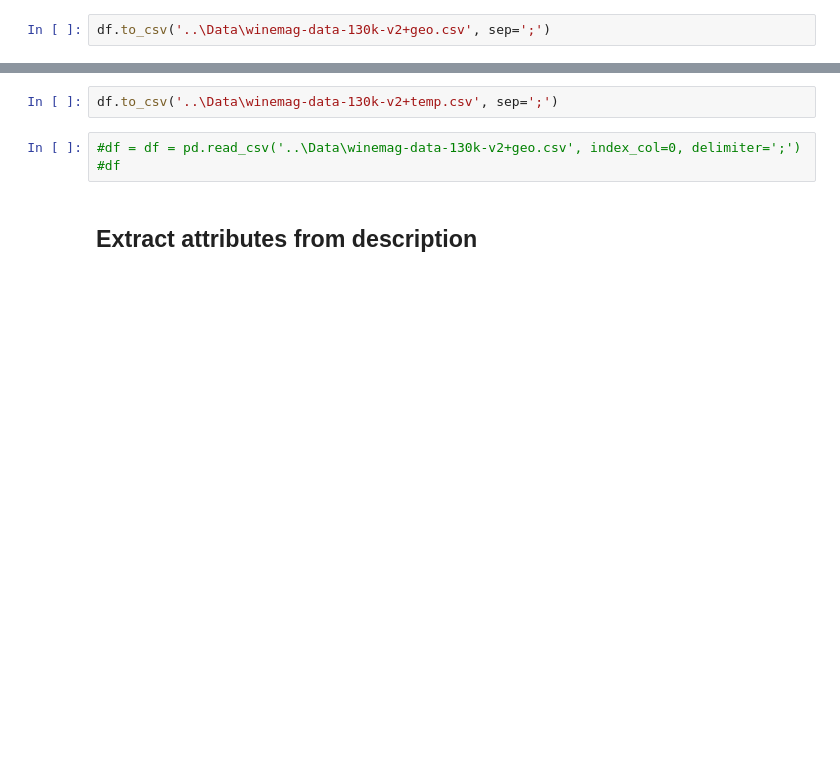
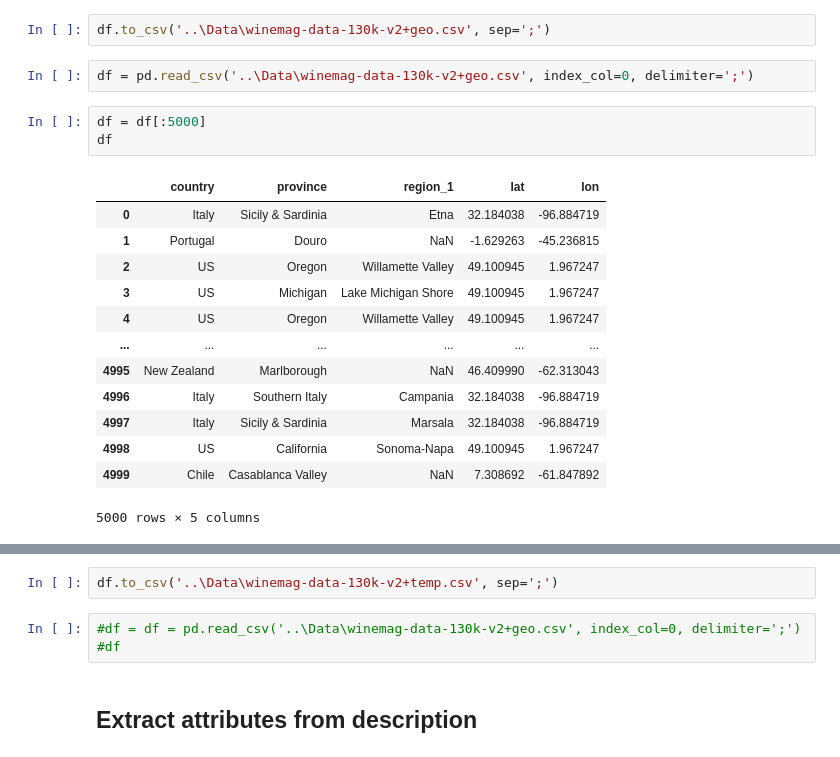
Before and after one commit to Alex020250/AppliedDataScience, a Jupyter notebook: Code/preprocessing.ipynb, the cells around one changed output, grey strips where cells are left out. Saved outputs shown, nothing was run; the diff lists cells and outputs as text; blank space fills up the shorter version.

```diff
--- a/Code/preprocessing.ipynb
+++ b/Code/preprocessing.ipynb
@@ -356,5 +367,24 @@ memory usage: 2.3+ MB
 # %%
 df.to_csv('..\Data\winemag-data-130k-v2+geo.csv', sep=';')
+# %%
+df = pd.read_csv('..\Data\winemag-data-130k-v2+geo.csv', index_col=0, delimiter=';')
+# %%
+df = df[:5000]
+df
+# %% [output]
+|  | country | province | region_1 | lat | lon |
+| 0 | Italy | Sicily & Sardinia | Etna | 32.184038 | -96.884719 |
+| 1 | Portugal | Douro | NaN | -1.629263 | -45.236815 |
+| 2 | US | Oregon | Willamette Valley | 49.100945 | 1.967247 |
+| 3 | US | Michigan | Lake Michigan Shore | 49.100945 | 1.967247 |
+| 4 | US | Oregon | Willamette Valley | 49.100945 | 1.967247 |
+| ... | ... | ... | ... | ... | ... |
+| 4995 | New Zealand | Marlborough | NaN | 46.409990 | -62.313043 |
+| 4996 | Italy | Southern Italy | Campania | 32.184038 | -96.884719 |
+| 4997 | Italy | Sicily & Sardinia | Marsala | 32.184038 | -96.884719 |
+| 4998 | US | California | Sonoma-Napa | 49.100945 | 1.967247 |
+| 4999 | Chile | Casablanca Valley | NaN | 7.308692 | -61.847892 |
+5000 rows × 5 columns
 # %%
 dict = {}
 temps = []
```
Also changed, not shown: parts of 7 cells of this notebook, 2 other files.
